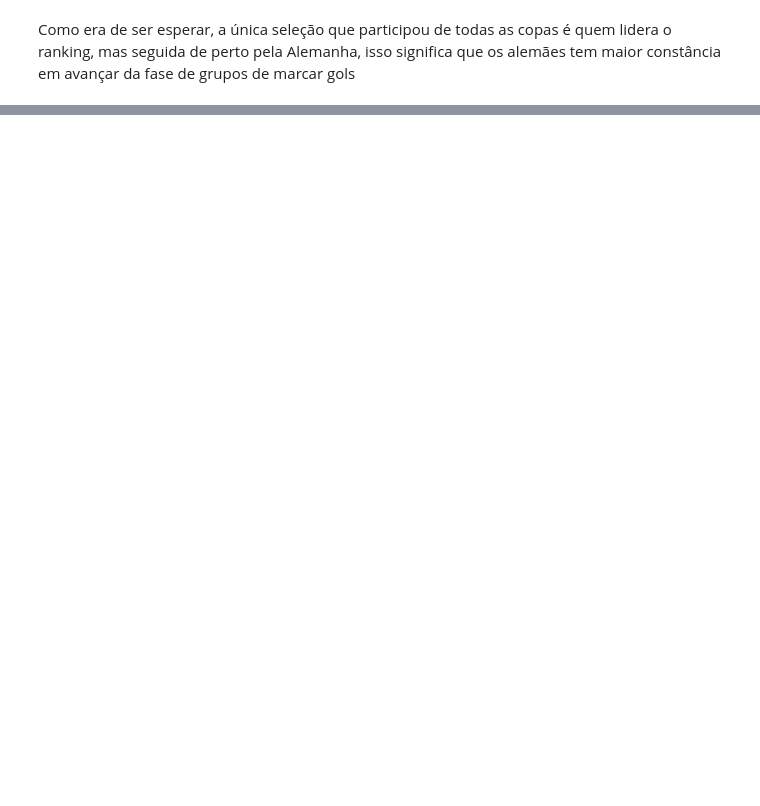
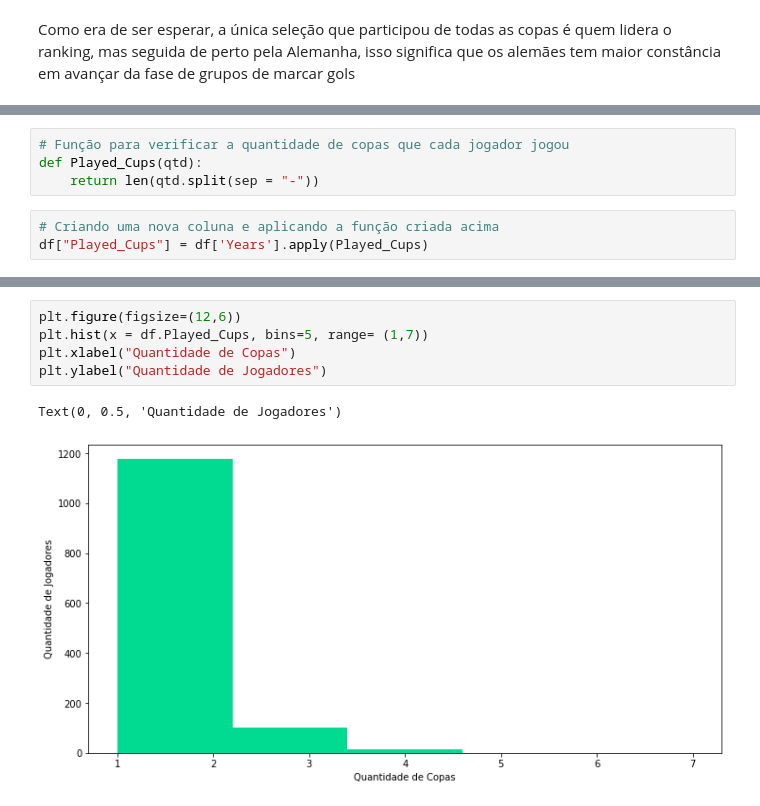
Before and after one commit to opablodantas/world_cup_goals, a Jupyter notebook: WORLD_CUP_GOALS.ipynb, the cells around one changed output, grey strips where cells are left out. Drawn from its saved outputs; the diff is of its cells as text; blank space fills up the shorter version.

```diff
--- a/WORLD_CUP_GOALS.ipynb
+++ b/WORLD_CUP_GOALS.ipynb
@@ -154,0 +180,7 @@ Como era de ser esperar, a única seleção que participou de todas as copas é
+# %%
+# Função para verificar a quantidade de copas que cada jogador jogou
+def Played_Cups(qtd):
+    return len(qtd.split(sep = "-"))
+# %%
+# Criando uma nova coluna e aplicando a função criada acima
+df["Played_Cups"] = df['Years'].apply(Played_Cups)
@@ -154,0 +204,8 @@ Como era de ser esperar, a única seleção que participou de todas as copas é
+# %%
+plt.figure(figsize=(12,6))
+plt.hist(x = df.Played_Cups, bins=5, range= (1,7))
+plt.xlabel("Quantidade de Copas")
+plt.ylabel("Quantidade de Jogadores")
+# %% [output]
+Text(0, 0.5, 'Quantidade de Jogadores')
+[figure, added]
```
Also changed, not shown: parts of 17 cells of this notebook.
